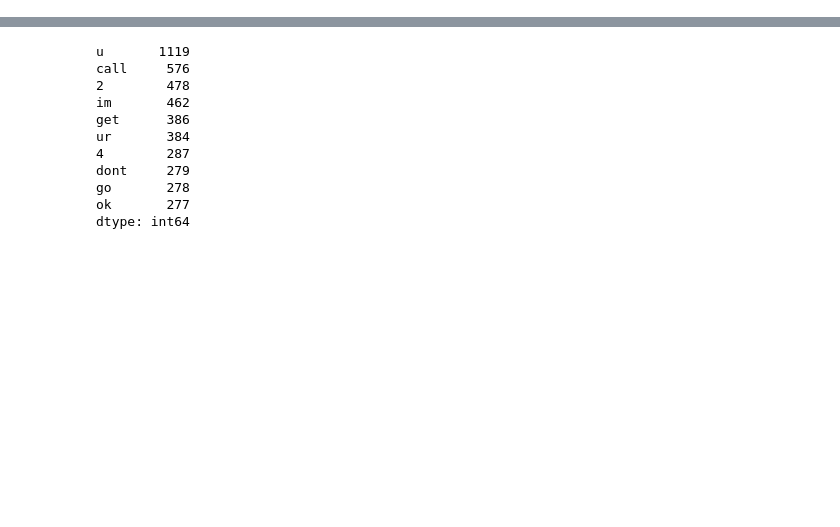
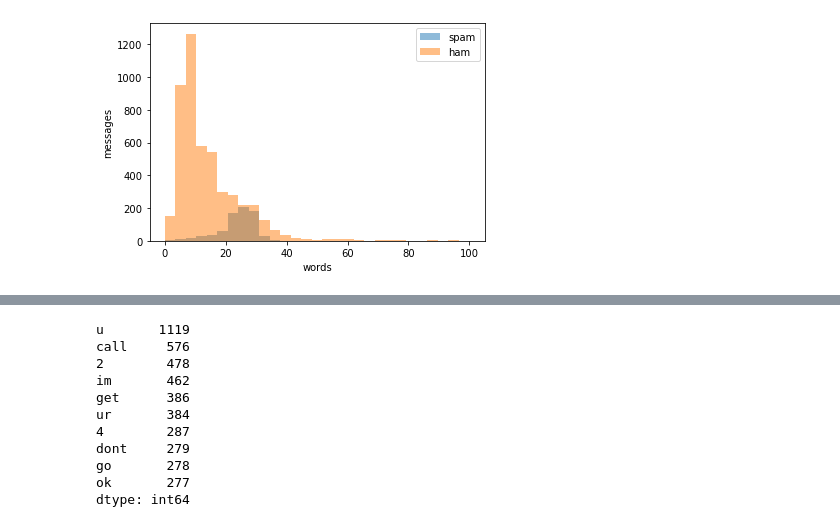
Before and after one commit to zonive/sms-spam-classifier, a Jupyter notebook: projekt.ipynb, the cells around one changed output, grey strips where cells are left out. Drawn from its saved outputs; the diff is of its cells as text; code cells hidden in the pictures; blank space fills up the shorter version.

```diff
--- a/projekt.ipynb
+++ b/projekt.ipynb
@@ -135,0 +81,10 @@ corr.style.background_gradient()
+# %%
+bins = np.linspace(0, 100, num = 30)
+plt.hist(normal[normal['label'] == 'spam']['word_count'], bins, alpha = 0.5, label = 'spam')
+plt.hist(normal[normal['label'] == 'ham']['word_count'], bins, alpha = 0.5, label = 'ham')
+plt.legend(loc ='upper right')
+plt.xlabel('words')
+plt.ylabel('messages')
+plt.show()
+# %% [output]
+[figure, added]
```
Also changed, not shown: parts of 43 cells of this notebook.
